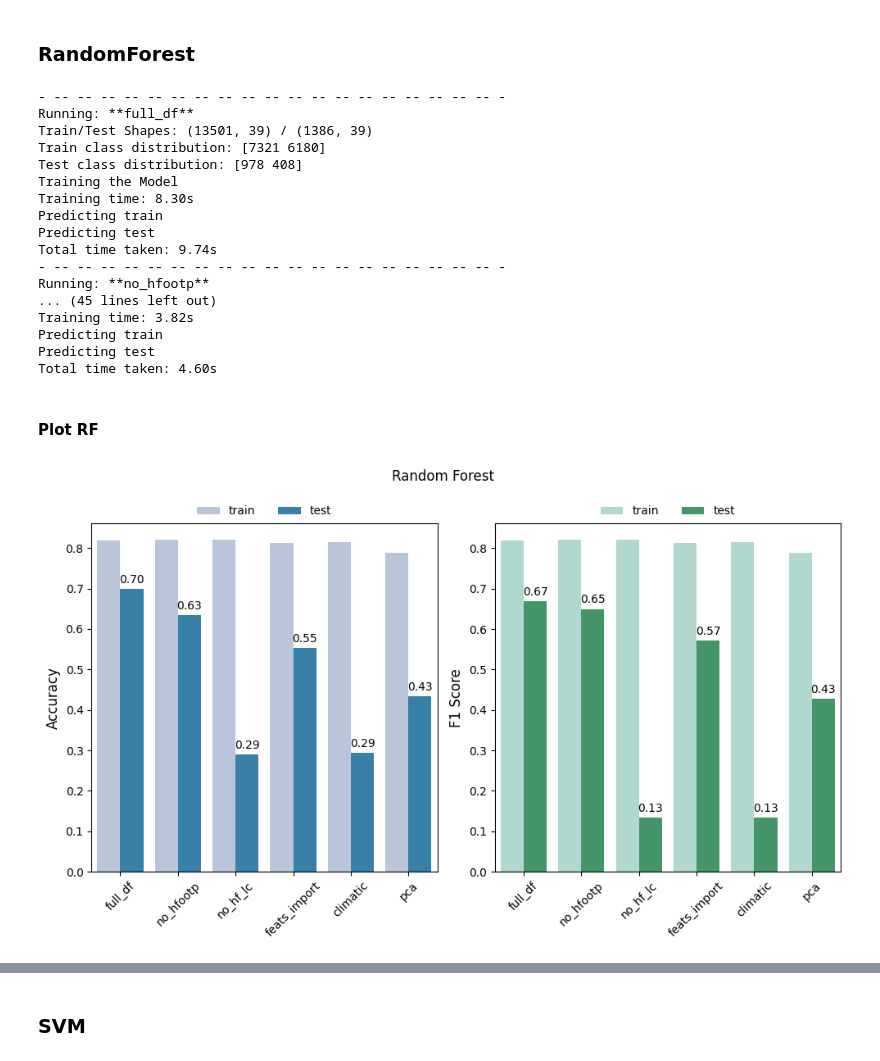
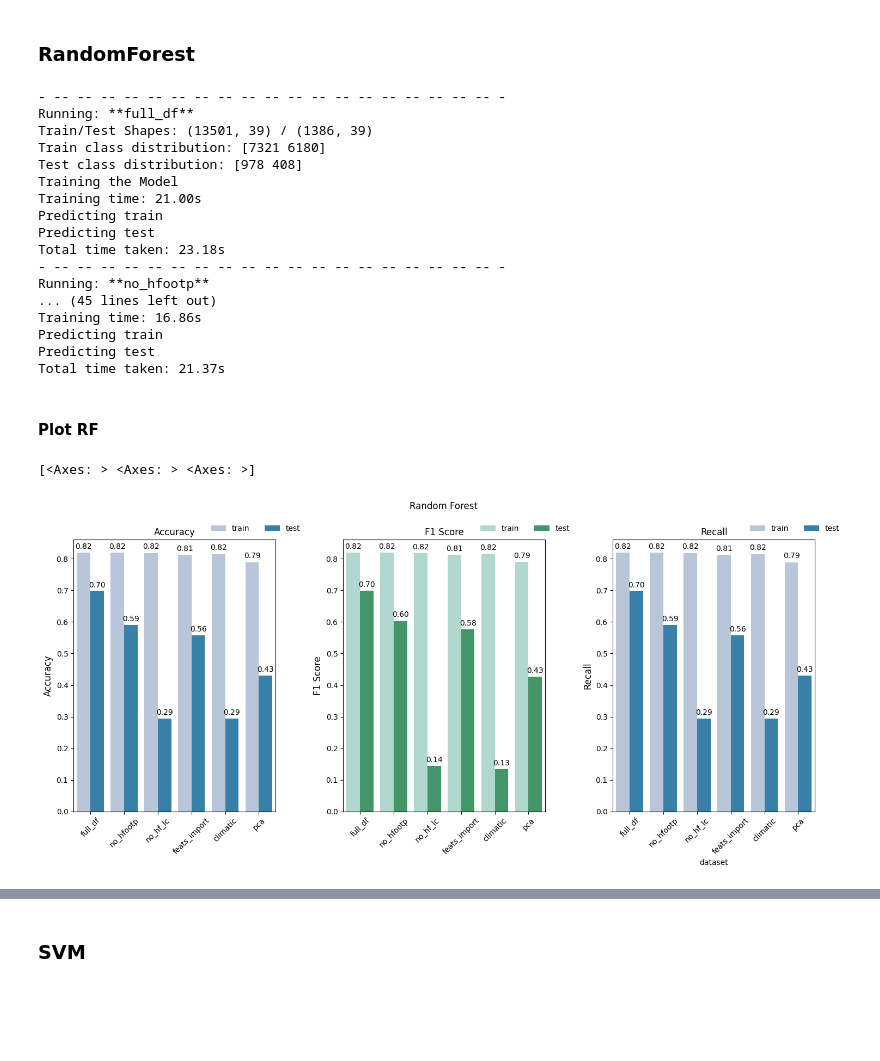
Before and after one commit to emanuel-gf/PlantNet-Species-ML-Project, a Jupyter notebook: milestone2.ipynb, the cells around one changed output, grey strips where cells are left out. Saved outputs shown, nothing was run; the diff lists cells and outputs as text; code cells hidden in the pictures; blank space fills up the shorter version.

Commit message:
-- add SVM, RF plot -- confusion matrix plot -- model comparison

```diff
--- a/milestone2.ipynb
+++ b/milestone2.ipynb
@@ -1232,13 +1231,13 @@ preprocessor = ColumnTransformer(
         ('num', StandardScaler(), make_column_selector(dtype_include=np.number)),
         ('cat', OneHotEncoder(handle_unknown='ignore'), make_column_selector(dtype_include=object))
     ],
-    remainder='passthrough'
+    remainder='drop'
 )
 
 ## --- Define the Model (Constant) ---
 # Removed max_depth=5 to allow for feature sensitivity
 model_rf = [
-    ("clf", RandomForestClassifier(n_estimators=200,
+    ("clf", RandomForestClassifier(n_estimators=500,
                                    random_state=420,
                                    max_depth=8,
                                    n_jobs=-1))
@@ -1257,7 +1256,7 @@ for name, X_train, X_x_test in loop_datasets:
     ## Add results to dict
     global_scores[name] = scores
 
-print("- -"*20)
+print("-||-"*20)
 print("Finished standard feature selection runs.")
 
 
@@ -1283,24 +1282,25 @@ Train/Test Shapes: (13501, 39) / (1386, 39)
 Train class distribution: [7321 6180]
 Test class distribution: [978 408]
 Training the Model
-Training time: 8.30s
+Training time: 21.00s
 Predicting train
 Predicting test
-Total time taken: 9.74s
+Total time taken: 23.18s
 - -- -- -- -- -- -- -- -- -- -- -- -- -- -- -- -- -- -- -- -
 Running: **no_hfootp**
 ... (45 lines left out)
-Training time: 3.82s
+Training time: 16.86s
 Predicting train
 Predicting test
-Total time taken: 4.60s
+Total time taken: 21.37s
 # %% [markdown]
 #### Plot RF
 # %%
+save_param = model_rf[0][1]._parameter_constraints
 df_results = results_to_dataframe(global_scores)
 
-fig, ax= plt.subplots(nrows=1, ncols=2, figsize=(10,6))
-
+fig, ax= plt.subplots(nrows=1, ncols=3, figsize=(15,7))
+print(ax)
 sns.barplot(df_results,
             x='dataset',
             y='accuracy',
@@ -1308,38 +1308,62 @@ sns.barplot(df_results,
             palette='PuBu',
             ax=ax[0])
 
-ax[0].set_xticklabels(ax[0].get_xticklabels(), rotation=45)
 
 sns.barplot(df_results,
              x='dataset',
              y = 'f1',
              hue='split',
              palette='BuGn',
              ax=ax[1])
 
+sns.barplot(df_results,
+             x='dataset',
+             y = 'recall',
+             hue='split',
+             palette='PuBu',
+             ax=ax[2])
+
 ax[0].set_ylabel('Accuracy', {'fontsize':12})
 ax[1].set_ylabel('F1 Score', {'fontsize':12})
+ax[2].set_ylabel('Recall', {'fontsize':12})
 ax[0].set_xlabel('')
 ax[1].set_xlabel('')
 
+ax[0].set_xticklabels(ax[0].get_xticklabels(), rotation=45)
 ax[1].set_xticklabels(ax[1].get_xticklabels(),rotation=45)
+ax[2].set_xticklabels(ax[2].get_xticklabels(), rotation=45)
+
+ax[0].set_title('Accuracy')
+ax[1].set_title('F1 Score')
+ax[2].set_title('Recall')
 
 ## # labels
 for i, container in enumerate(ax[0].containers):
-
+    if i==0:
+        ax[0].bar_label(container, fmt='%.2f', padding=3)
     if i == 1:
         ax[0].bar_label(container, fmt='%.2f', padding=3)
 
 for i, container in enumerate(ax[1].containers):
+    if i==0:
+        ax[1].bar_label(container, fmt='%.2f', padding=3)
     if i == 1:
         ax[1].bar_label(container, fmt='%.2f', padding=3)
 
+for i, container in enumerate(ax[2].containers):
+    if i==0:
+        ax[2].bar_label(container, fmt='%.2f', padding=3)
+    if i == 1:
+        ax[2].bar_label(container, fmt='%.2f', padding=3)
+
 ## legend
-ax[0].legend(loc='upper center', bbox_to_anchor=(0.5, 1.08), ncol=2, frameon=False)
-ax[1].legend(loc='upper center', bbox_to_anchor=(0.5, 1.08), ncol=2, frameon=False)
+ax[0].legend(loc='upper center', bbox_to_anchor=(0.9, 1.08), ncol=3, frameon=False)
+ax[1].legend(loc='upper center', bbox_to_anchor=(0.9, 1.08), ncol=3, frameon=False)
+ax[2].legend(loc='upper center', bbox_to_anchor=(0.9, 1.08), ncol=3, frameon=False)
 
 plt.suptitle('Random Forest')
 plt.tight_layout()
 plt.show()
 # %% [output]
+[<Axes: > <Axes: > <Axes: >]
-[figure, old version]
+[figure, new version]
```
Also changed, not shown: parts of 18 cells of this notebook.
